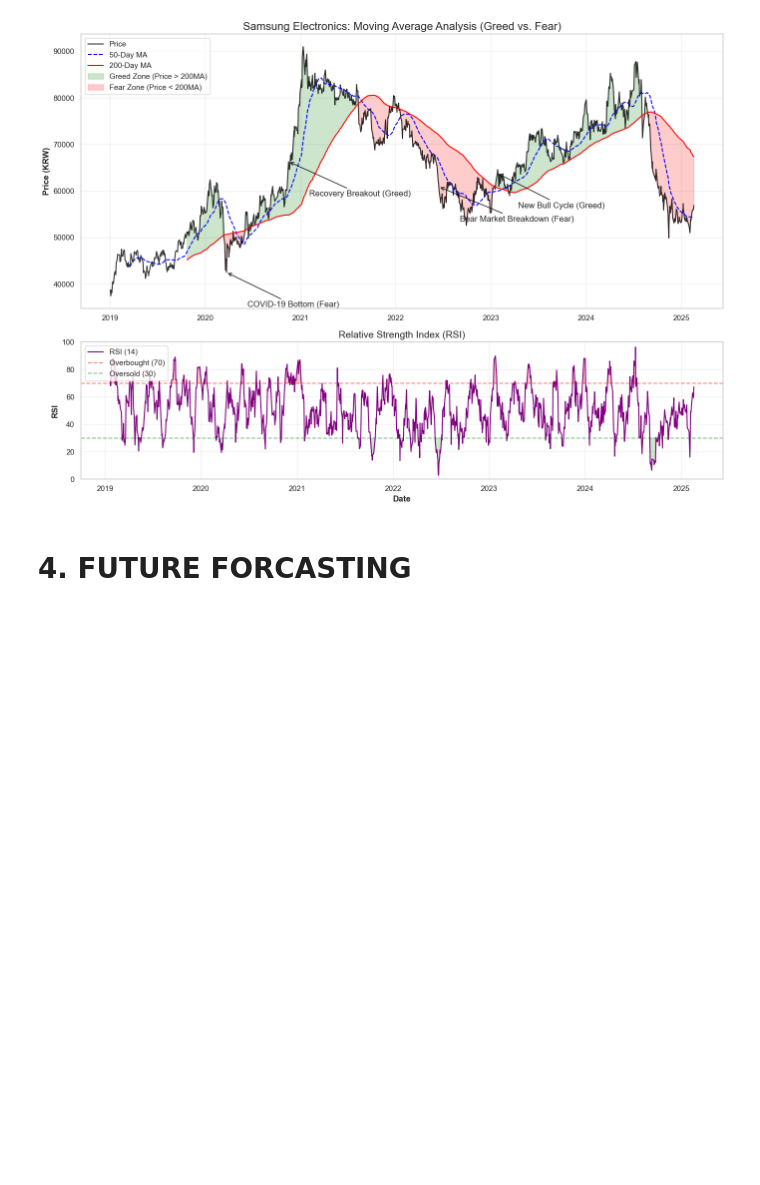
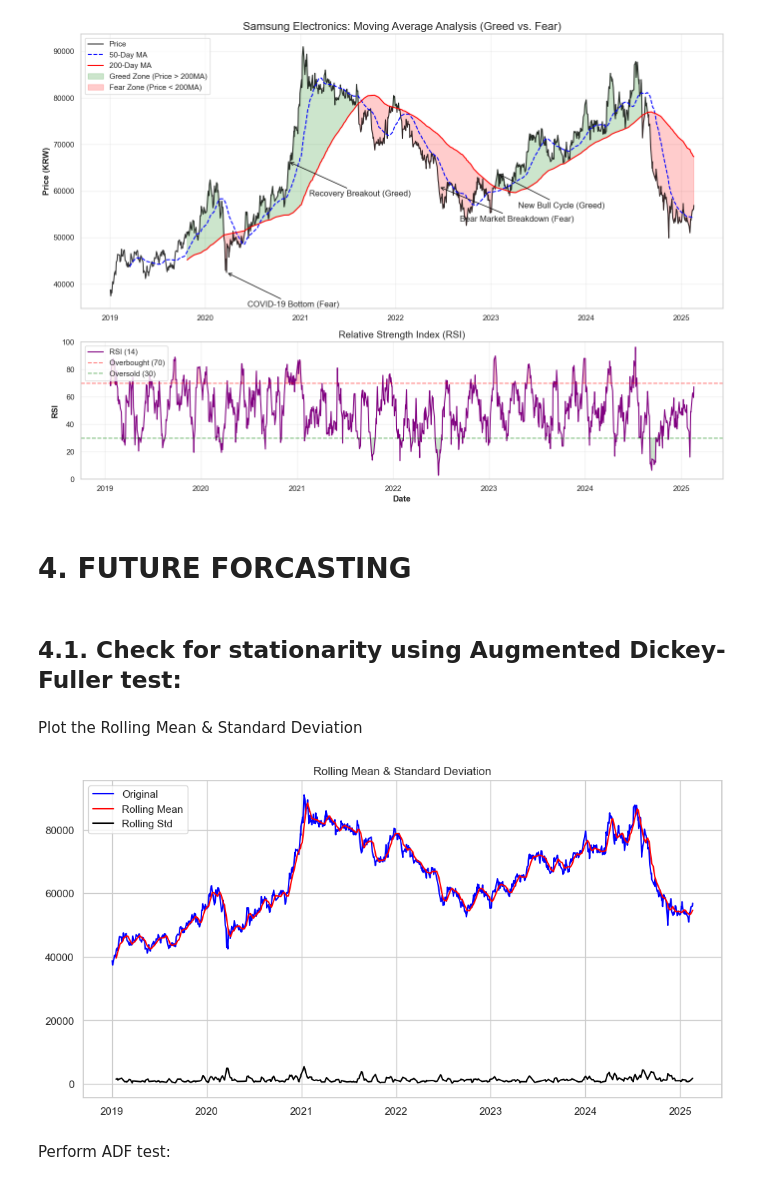
Before and after one commit to BIGDATA-GROUP-4/Samsung-Stock-Price, a Jupyter notebook: Samsung_stockprice.ipynb, the cells around one changed output. Drawn from its saved outputs; the diff is of its cells as text; code cells hidden in the pictures; blank space fills up the shorter version.

```diff
--- a/Samsung_stockprice.ipynb
+++ b/Samsung_stockprice.ipynb
@@ -641,0 +643,24 @@ test = future_data[train_size:]
+# %% [markdown]
+## **4.1. Check for stationarity using Augmented Dickey-Fuller test:**
+# %% [markdown]
+Plot the Rolling Mean & Standard Deviation
+# %%
+def test_stationarity(time_series):
+    # Calculate rolling statistics
+    rolling_mean = ss_pd['Close'].rolling(window=12).mean()
+    rolling_std = ss_pd['Close'].rolling(window=12).std()
+
+    # Plot rolling statistics
+    plt.figure(figsize=(12, 6))
+    plt.plot(ss_pd['Close'], color='blue', label='Original')
+    plt.plot(rolling_mean, color='red', label='Rolling Mean')
+    plt.plot(rolling_std, color='black', label='Rolling Std')
+    plt.legend(loc='best')
+    plt.title('Rolling Mean & Standard Deviation')
+    plt.grid(True)
+
+test_stationarity(ss_pd['Close'])
+# %% [output]
+[figure, added]
+# %% [markdown]
+Perform ADF test:
```
Also changed, not shown: parts of 27 cells of this notebook, 1 other file.
